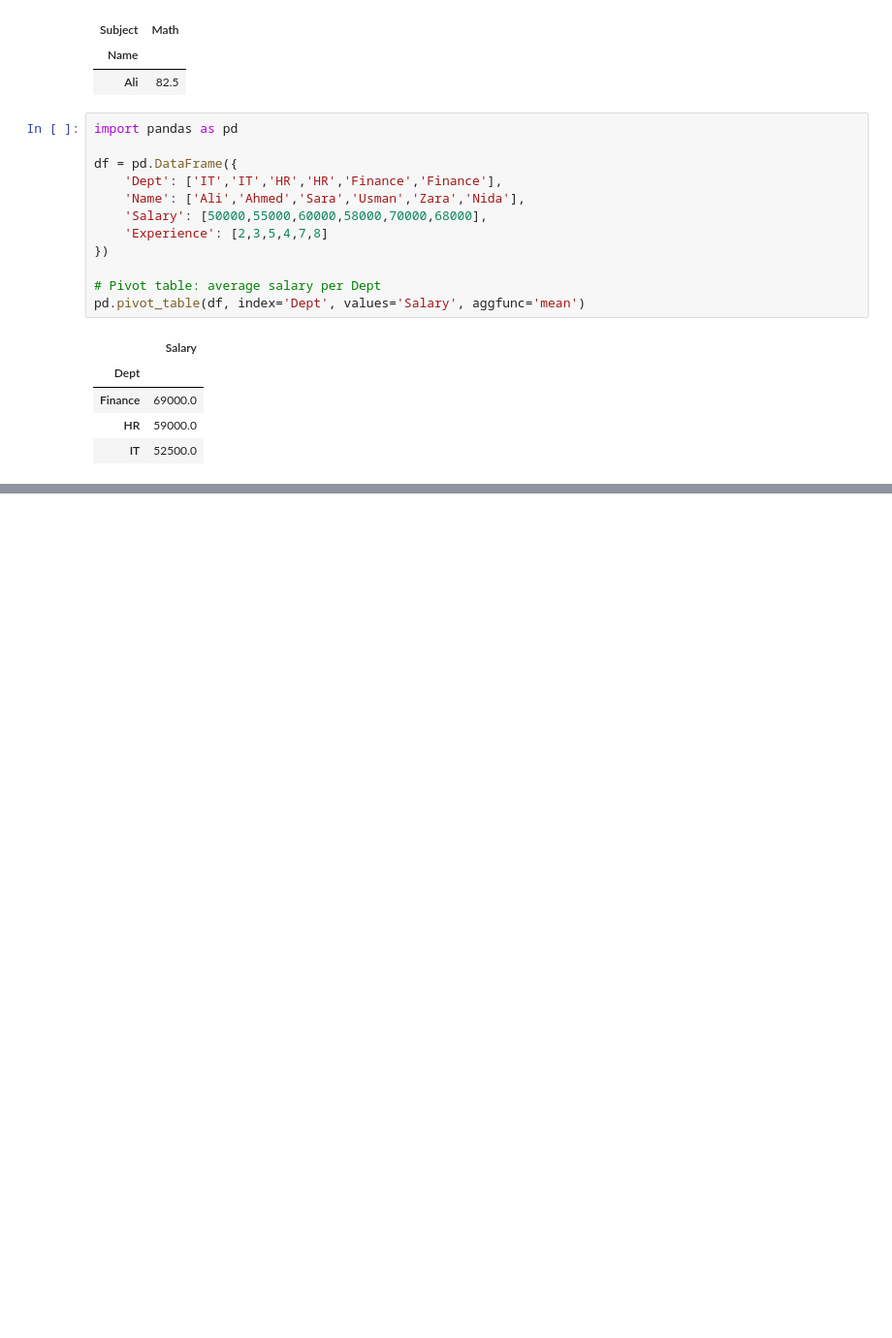
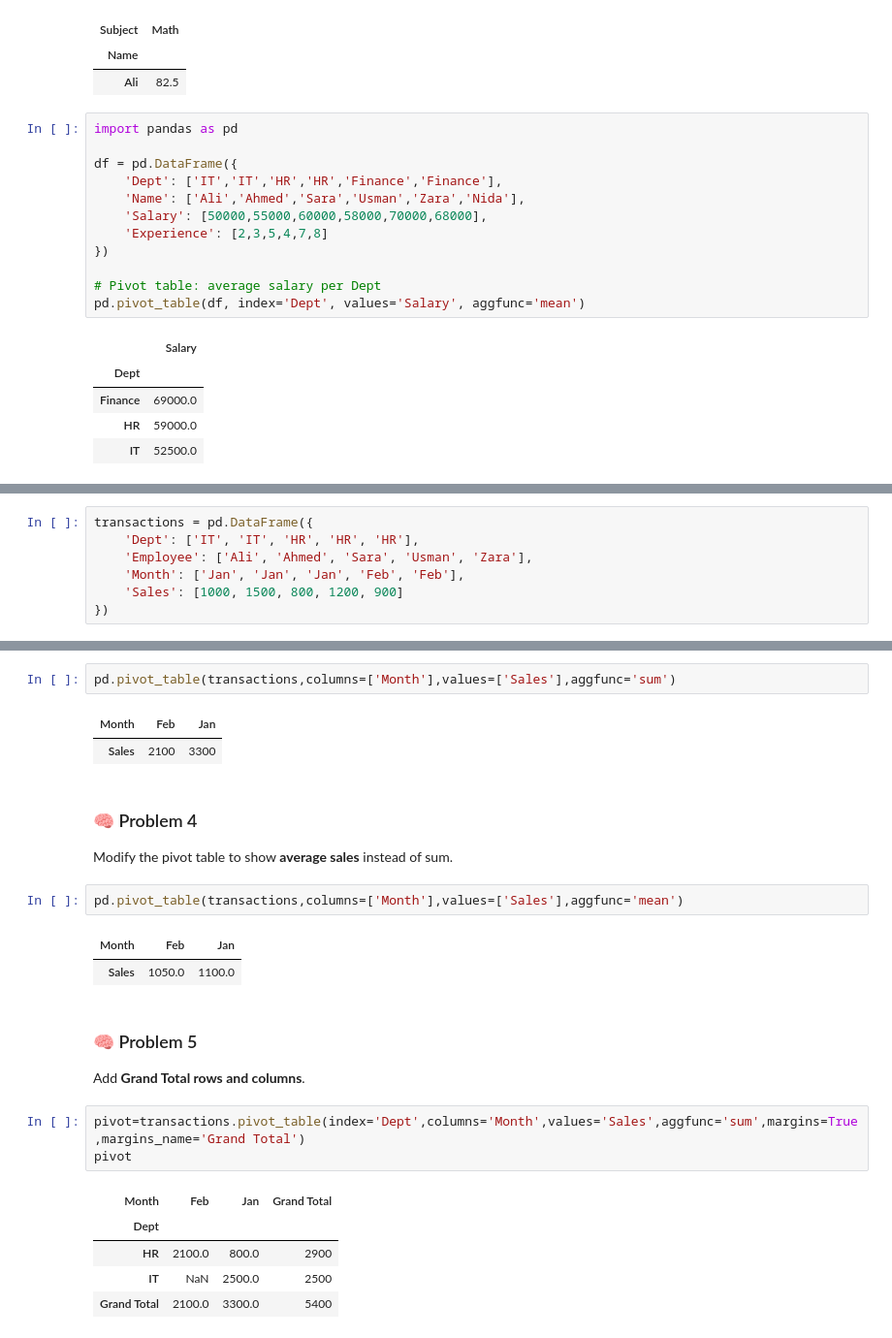
Before and after one commit to RealHaroon/Data-Analytics, a Jupyter notebook: Notebooks/Pandas/Pivot Table.ipynb, the cells around one changed output, grey strips where cells are left out. Shown at 97% size. Saved outputs shown, nothing was run; the diff lists cells and outputs as text; blank space fills up the shorter version.

```diff
--- a/Notebooks/Pandas/Pivot Table.ipynb
+++ b/Notebooks/Pandas/Pivot Table.ipynb
@@ -196,0 +181,7 @@ Explain **in your own words**:
+# %%
+transactions = pd.DataFrame({
+    'Dept': ['IT', 'IT', 'HR', 'HR', 'HR'],
+    'Employee': ['Ali', 'Ahmed', 'Sara', 'Usman', 'Zara'],
+    'Month': ['Jan', 'Jan', 'Jan', 'Feb', 'Feb'],
+    'Sales': [1000, 1500, 800, 1200, 900]
+})
@@ -196,0 +194,27 @@ Explain **in your own words**:
+# %%
+pd.pivot_table(transactions,columns=['Month'],values=['Sales'],aggfunc='sum')
+# %% [output]
+| Month | Feb | Jan |
+| Sales | 2100 | 3300 |
+# %% [markdown]
+### 🧠 Problem 4
+
+Modify the pivot table to show **average sales** instead of sum.
+# %%
+pd.pivot_table(transactions,columns=['Month'],values=['Sales'],aggfunc='mean')
+# %% [output]
+| Month | Feb | Jan |
+| Sales | 1050.0 | 1100.0 |
+# %% [markdown]
+### 🧠 Problem 5
+
+Add **Grand Total rows and columns**.
+# %%
+pivot=transactions.pivot_table(index='Dept',columns='Month',values='Sales',aggfunc='sum',margins=True,margins_name='Grand Total')
+pivot
+# %% [output]
+| Month | Feb | Jan | Grand Total |
+| Dept |  |  |  |
+| HR | 2100.0 | 800.0 | 2900 |
+| IT | NaN | 2500.0 | 2500 |
+| Grand Total | 2100.0 | 3300.0 | 5400 |
```
Also changed, not shown: parts of 35 cells of this notebook.
